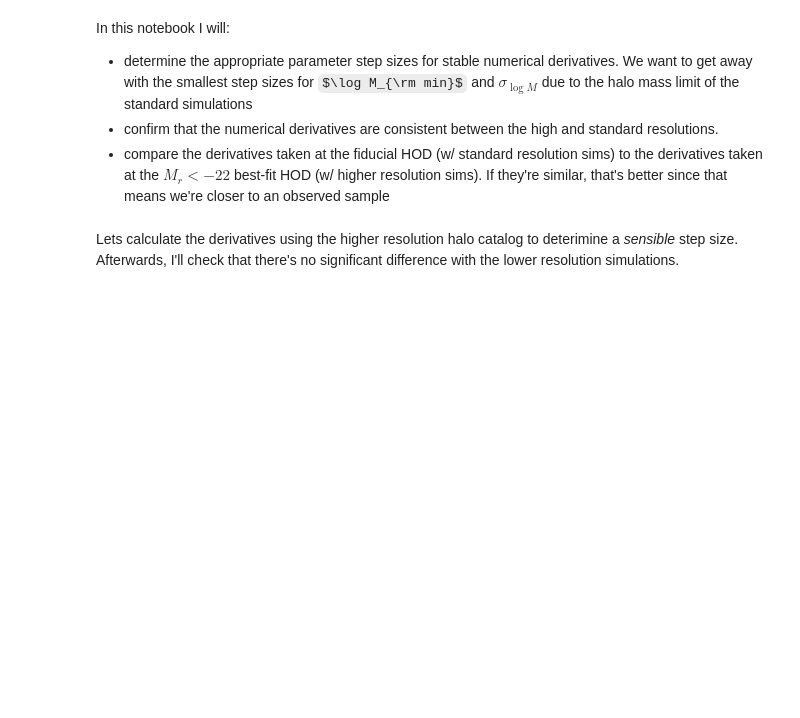
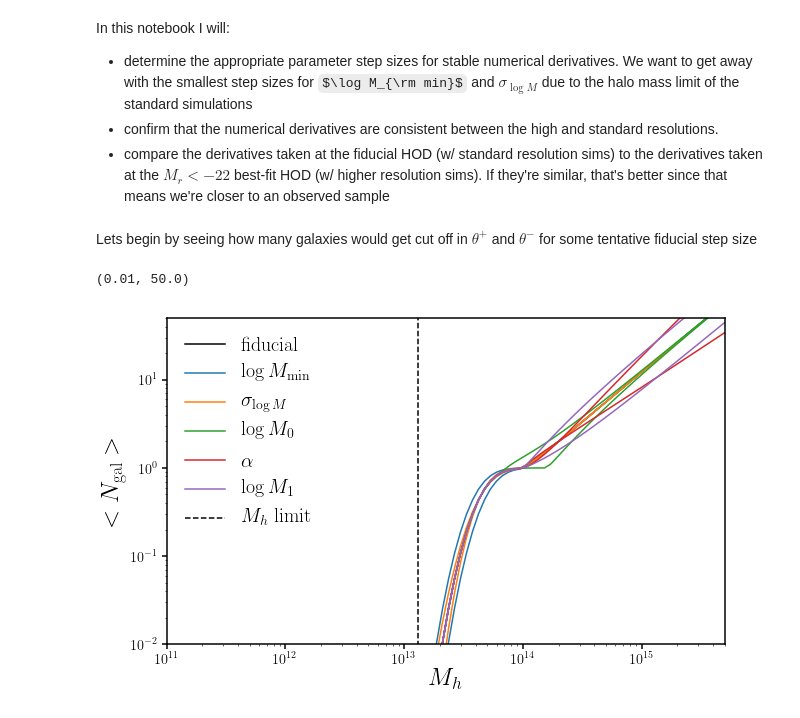
Before and after one commit to changhoonhahn/eMaNu, a Jupyter notebook: notebook/hod/hod_deriv.ipynb, the cells around one changed output. Saved outputs shown, nothing was run; the diff lists cells and outputs as text; code cells hidden in the pictures; some formulas as TeX source; blank space fills up the shorter version.

```diff
--- a/notebook/hod/hod_deriv.ipynb
+++ b/notebook/hod/hod_deriv.ipynb
@@ -40,3 +59,24 @@ hod_Mr22 = np.array([14.22, 0.77, 14.00, 0.87, 14.69]) # Zheng+(2007) Mr<-22
+# %%
+# Zheng et al. halo occupation functions
+def Ncen_Mh(tt, logMh):
+    ''' expected Ncen at Mh
+    '''
+    logMmin, sig_logM, _, _, _ = tt
+    Ncen = 0.5 * (1. + sp.special.erf((logMh - logMmin)/sig_logM))
+    Ncen[~np.isfinite(Ncen)] = 0.
+    return Ncen
+
+def Nsat_Mh(tt, logMh):
+    ''' expected Nsat at Mh
+    '''
+    _Ncen = Ncen_Mh(tt, logMh)
+    _, _, logM0, alpha, logM1 = tt
+    Nsat = _Ncen * ((10**logMh - 10**logM0)/10**logM1)**alpha
+    Nsat[~np.isfinite(Nsat)] = 0.
+    return Nsat
+
+def Ngal_Mh(tt, logMh):
+    return Ncen_Mh(tt, logMh) + Nsat_Mh(tt, logMh)
 # %%
 rbins = np.array([0.1, 0.15848932, 0.25118864, 0.39810717, 0.63095734, 1., 1.58489319, 2.51188643, 3.98107171, 6.30957344, 10., 15.84893192, 25.11886432])
 
@@ -108,5 +148,5 @@ def dpkdtheta(tt, dtt, res='HR', rsd=True, log=True, nreal=1):
         else: dpk = 0.5*(pkp - pkm)/dtt[i]
         dpks.append(dpk)
     return k, dpks
-# %% [markdown]
-Lets calculate the derivatives using the higher resolution halo catalog to deterimine a *sensible* step size. Afterwards, I'll check that there's no significant difference with the lower resolution simulations.
+# %% [markdown]
+Lets begin by seeing how many galaxies would get cut off in $\theta^+$ and $\theta^-$ for some tentative fiducial step size
@@ -112,0 +155,25 @@ Lets calculate the derivatives using the higher resolution halo catalog to deter
+# %%
+logMbin = np.linspace(11., 16., 100) # logMh bins
+
+fig = plt.figure(figsize=(10,6))
+sub = fig.add_subplot(111)
+sub.plot(10**logMbin, Ngal_Mh(hod_fid, logMbin), c='k', label='fiducial')
+for i, dt in enumerate(dthetas_fid):
+    _hod = hod_fid.copy()
+    _hod[i] -= dt
+    sub.plot(10**logMbin, Ngal_Mh(_hod, logMbin), c='C%i' % i, label=theta_lbls[i])
+    _hod = hod_fid.copy()
+    _hod[i] += dt
+    sub.plot(10**logMbin, Ngal_Mh(_hod, logMbin), c='C%i' % i)
+Mh_min = 13.118305
+sub.plot([10**Mh_min, 10**Mh_min], [1e-3, 1e3], c='k', ls='--', label='$M_h$ limit')
+sub.legend(loc='upper left', fontsize=20)
+sub.set_xlabel('$M_h$', fontsize=25)
+sub.set_xscale('log')
+sub.set_xlim(1e11, 5e15)
+sub.set_ylabel(r'$<N_{\rm gal}>$', fontsize=25)
+sub.set_yscale('log')
+sub.set_ylim(1e-2, 5e1)
+# %% [output]
+(0.01, 50.0)
+[figure, added]
```
Also changed, not shown: parts of 13 cells of this notebook, 2 other files.
